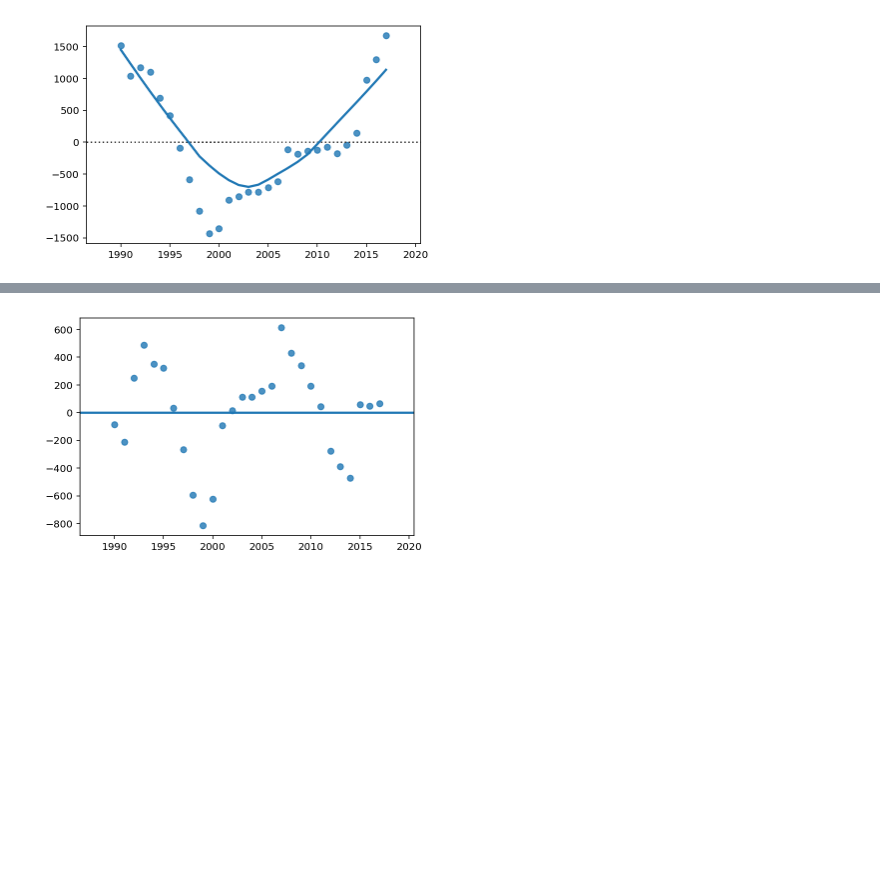
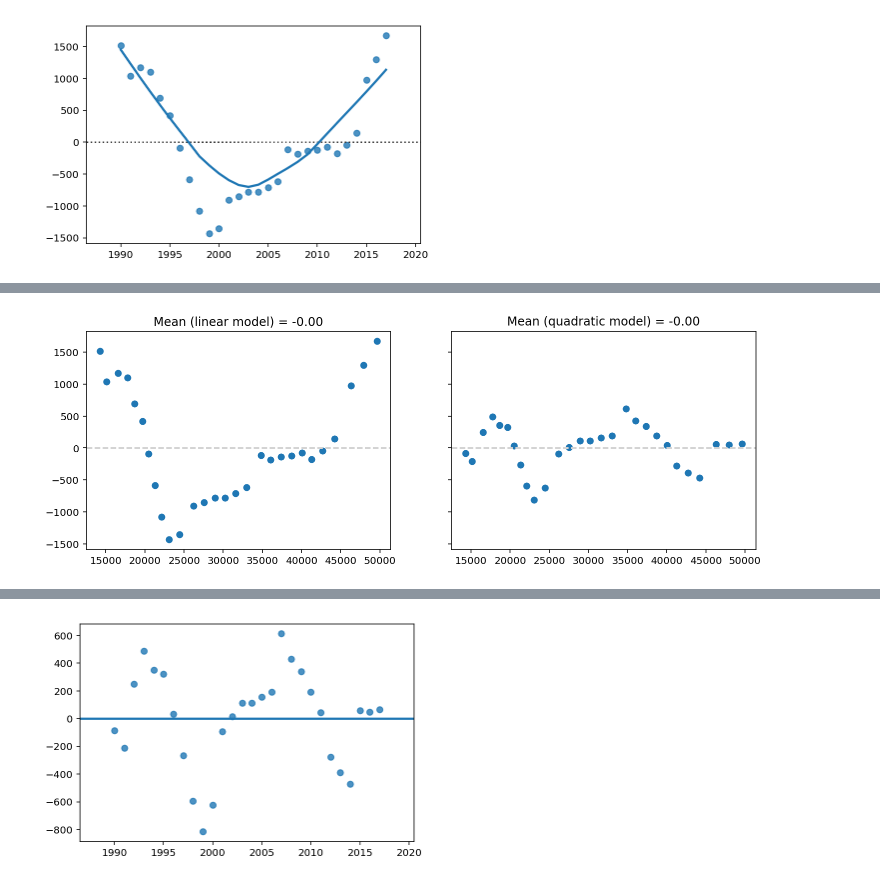
Before and after one commit to croach/data_science_for_daddies, a Jupyter notebook: Data Science for Daddies (and Mommies).ipynb, the cells around one changed output, grey strips where cells are left out. Drawn from its saved outputs; the diff is of its cells as text; code cells hidden in the pictures; blank space fills up the shorter version.

```diff
--- a/Data Science for Daddies (and Mommies).ipynb
+++ b/Data Science for Daddies (and Mommies).ipynb
@@ -786,0 +836,17 @@ sns.residplot(X, y, lowess=True);
+# %%
+# Get the residuals for both the linear (degree = 1)
+# and quadratic (degree = 2) models
+r1 = y - lm(X)
+r2 = y - qm(X)
+
+fig, (ax1, ax2) = plt.subplots(1, 2, figsize=(12, 4), sharey=True)
+
+ax1.plot(y, r1, 'o')
+ax1.axhline(0, linestyle='--', color='lightgray')
+ax1.set_title('Mean (linear model) = {:.2f}'.format(r1.mean()))
+
+ax2.plot(y, r2, 'o')
+ax2.axhline(0, linestyle='--', color='lightgray')
+ax2.set_title('Mean (quadratic model) = {:.2f}'.format(r2.mean()));
+# %% [output]
+[figure, added]
```
Also changed, not shown: parts of 24 cells of this notebook.
